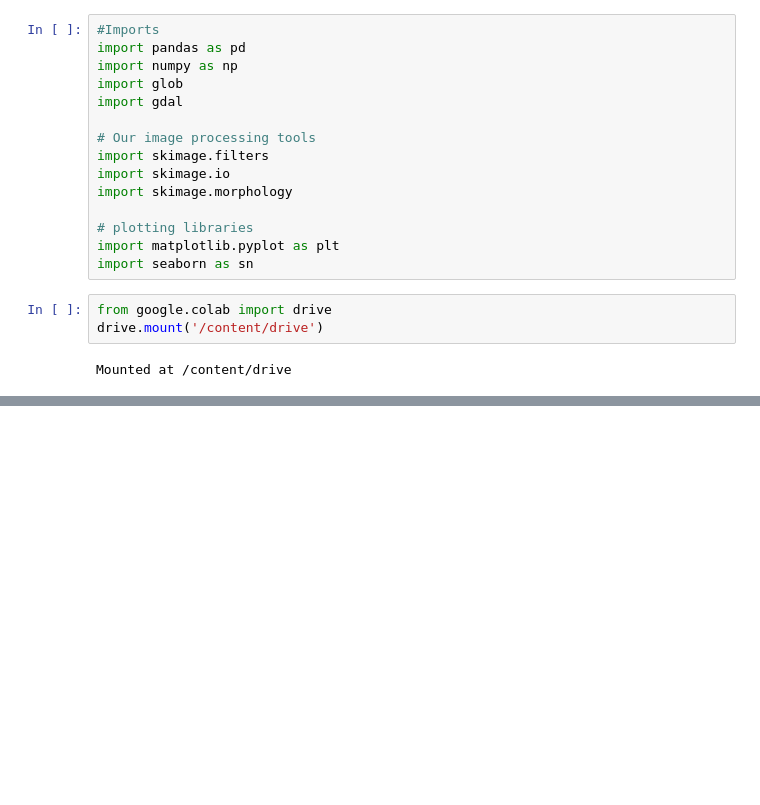
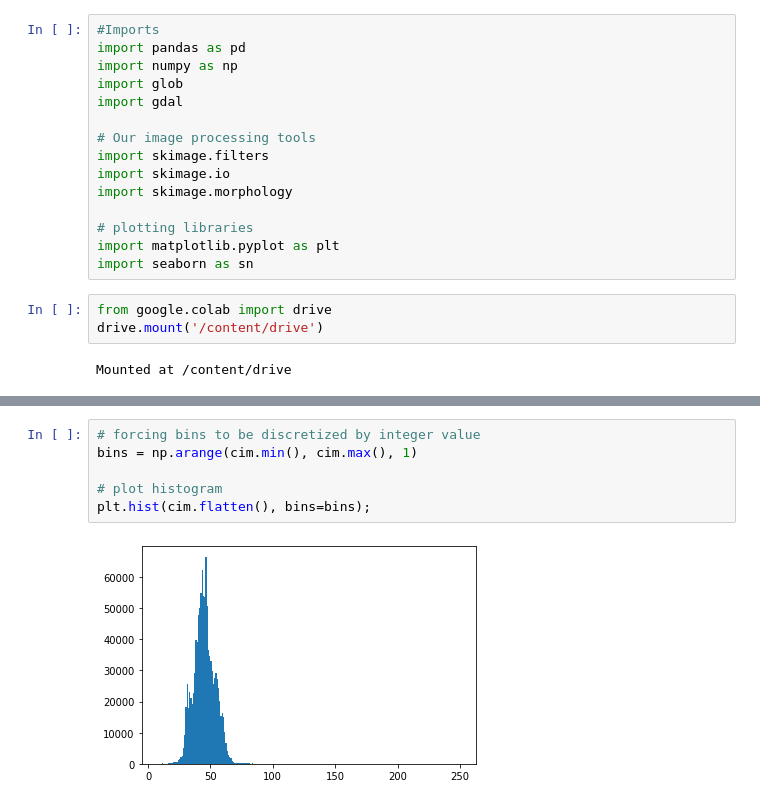
Before and after one commit to lmkelly16/BYU-REU-2022, a Jupyter notebook: ZOI_44_C.ipynb, the cells around one changed output, grey strips where cells are left out. Cells and saved outputs as stored; diff of their text form; blank space fills up the shorter version.

```diff
--- a/ZOI_44_C.ipynb
+++ b/ZOI_44_C.ipynb
@@ -34,0 +48,8 @@ array(['/content/drive/MyDrive/BYU_REU_images/1Z_44_A.tiff',
+# %%
+# forcing bins to be discretized by integer value
+bins = np.arange(cim.min(), cim.max(), 1)
+
+# plot histogram
+plt.hist(cim.flatten(), bins=bins);
+# %% [output]
+[figure, added]
```
Also changed, not shown: parts of 4 cells of this notebook.
